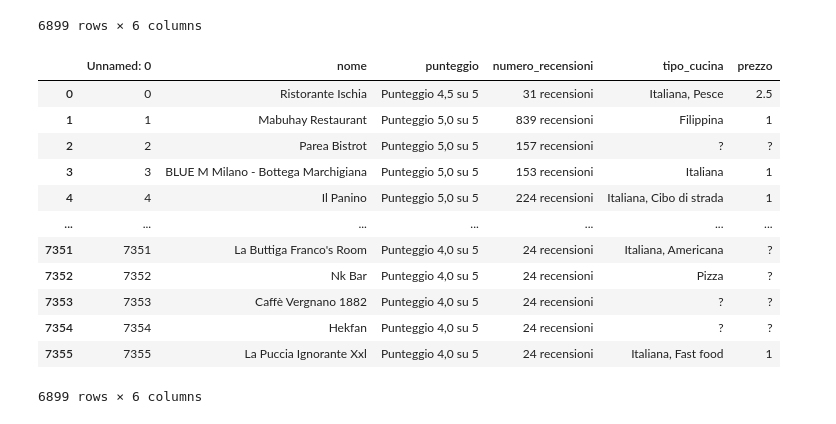
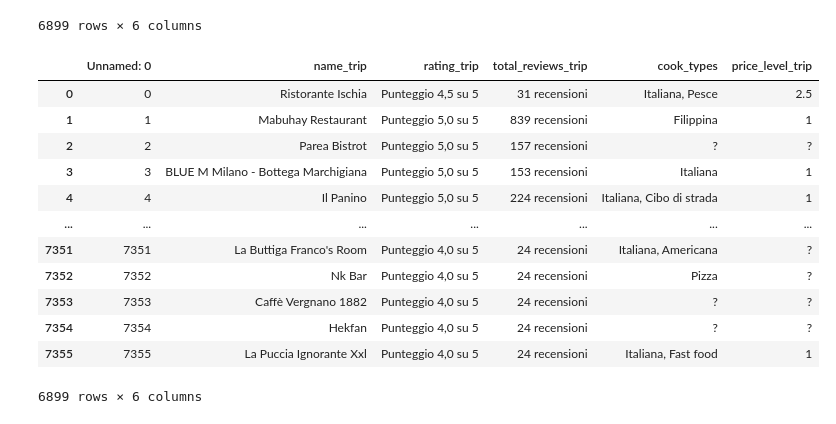
Before and after one commit to patrickk00/Exploring-Milan-s-restaurant-scene, a Jupyter notebook: notebook.ipynb, the cells around one changed output. Cells and saved outputs as stored; diff of their text form; code cells hidden in the pictures.

```diff
--- a/notebook.ipynb
+++ b/notebook.ipynb
@@ -217,17 +229,17 @@ df
 | 7355 | 7355 | La Puccia Ignorante Xxl | Punteggio 4,0 su 5 | 24 recensioni | Italiana, Fast food | 1 |
 6899 rows × 6 columns
 # %%
-new_col_names = {'title':'nome',
-                  'r_bubbles':'punteggio',
-                  'r_number':'numero_recensioni',
-                  'cook_type':'tipo_cucina',
-                  'expensive': 'prezzo'}
+new_col_names = {'title':'name_trip',
+                  'r_bubbles':'rating_trip',
+                  'r_number':'total_reviews_trip',
+                  'cook_type':'cook_types',
+                  'expensive': 'price_level_trip'}
 
 # Rename the columns in the DataFrame
 df= df.rename(columns=new_col_names)
 df
 # %% [output]
-|  | Unnamed: 0 | nome | punteggio | numero_recensioni | tipo_cucina | prezzo |
+|  | Unnamed: 0 | name_trip | rating_trip | total_reviews_trip | cook_types | price_level_trip |
 | 0 | 0 | Ristorante Ischia | Punteggio 4,5 su 5 | 31 recensioni | Italiana, Pesce | 2.5 |
 | 1 | 1 | Mabuhay Restaurant | Punteggio 5,0 su 5 | 839 recensioni | Filippina | 1 |
 | 2 | 2 | Parea Bistrot | Punteggio 5,0 su 5 | 157 recensioni | ? | ? |
```
Also changed, not shown: parts of 10 cells of this notebook.
